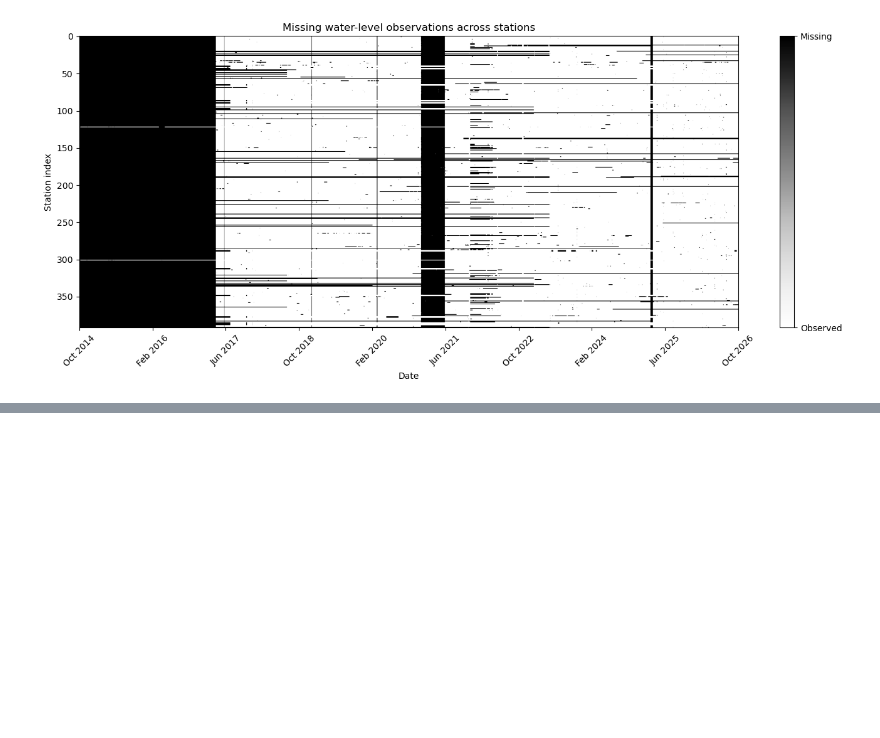
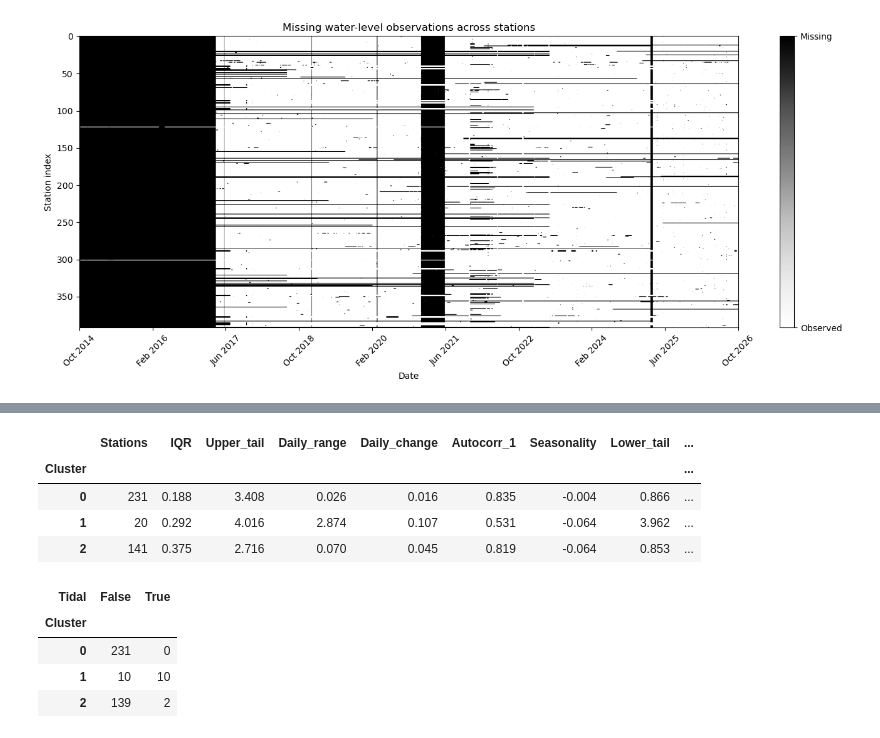
Before and after one commit to EmmaSC05/MLP-Group-Project, a Jupyter notebook: Project_copy_Maciek_ver.ipynb, the cells around one changed output, grey strips where cells are left out. Cells and saved outputs as stored; diff of their text form; code cells hidden in the pictures; blank space fills up the shorter version.

```diff
--- a/Project_copy_Maciek_ver.ipynb
+++ b/Project_copy_Maciek_ver.ipynb
@@ -343,0 +407,16 @@ for name, y_true, y_pred in [
+# %%
+# Building a model with 3 clusters
+pipeline3 = Pipeline([
+    ("scaler", StandardScaler()),
+    ("kmeans", KMeans(
+        n_clusters=3,
+        init="k-means++",
+        n_init=20,
+        random_state=42
+    ))
+])
+
+labels3 = pipeline3.fit_predict(X_cluster)
+
+X_clustered3 = X_cluster.copy()
+X_clustered3["Cluster"] = labels3
@@ -636,0 +498,28 @@ The final clustering solution consists of 4 clusters.
+# %%
+# Cluster sizes and median feature values
+summary = X_clustered3.groupby("Cluster").median().round(3)
+summary.insert(0, "Stations", X_clustered3.groupby("Cluster").size())
+
+display(summary)
+
+# Identify tidal stations
+results = df_avg.loc[X_clustered3.index, ["Observation_ID"]].copy()
+
+results["Cluster"] = X_clustered3["Cluster"]
+
+results["Tidal"] = results["Observation_ID"].str.contains(
+    "tidal-level", case=False, na=False
+)
+
+display(pd.crosstab(results["Cluster"], results["Tidal"]))
+# %% [output]
+|  | Stations | IQR | Upper_tail | Daily_range | Daily_change | Autocorr_1 | Seasonality | Lower_tail | ... |
+| Cluster |  |  |  |  |  |  |  |  | ... |
+| 0 | 231 | 0.188 | 3.408 | 0.026 | 0.016 | 0.835 | -0.004 | 0.866 | ... |
+| 1 | 20 | 0.292 | 4.016 | 2.874 | 0.107 | 0.531 | -0.064 | 3.962 | ... |
+| 2 | 141 | 0.375 | 2.716 | 0.070 | 0.045 | 0.819 | -0.064 | 0.853 | ... |
+| Tidal | False | True |
+| Cluster |  |  |
+| 0 | 231 | 0 |
+| 1 | 10 | 10 |
+| 2 | 139 | 2 |
```
Also changed, not shown: parts of 42 cells of this notebook, 1 other file.
